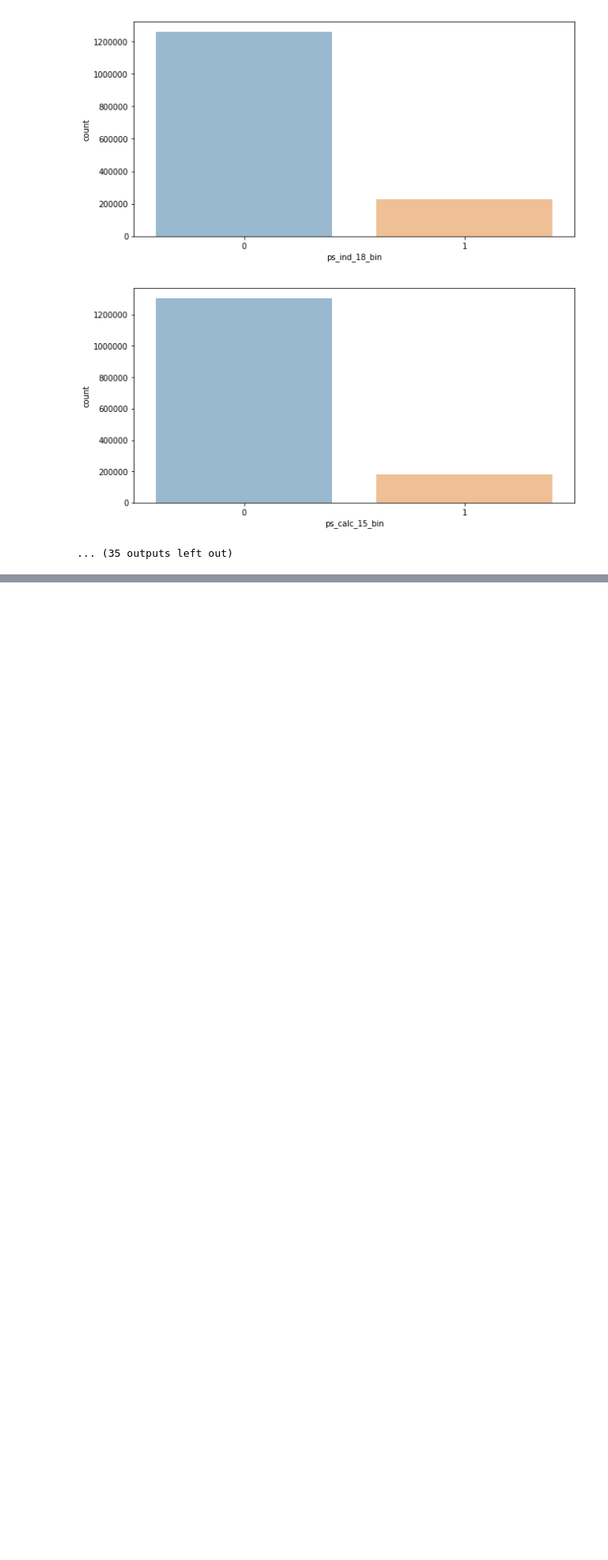
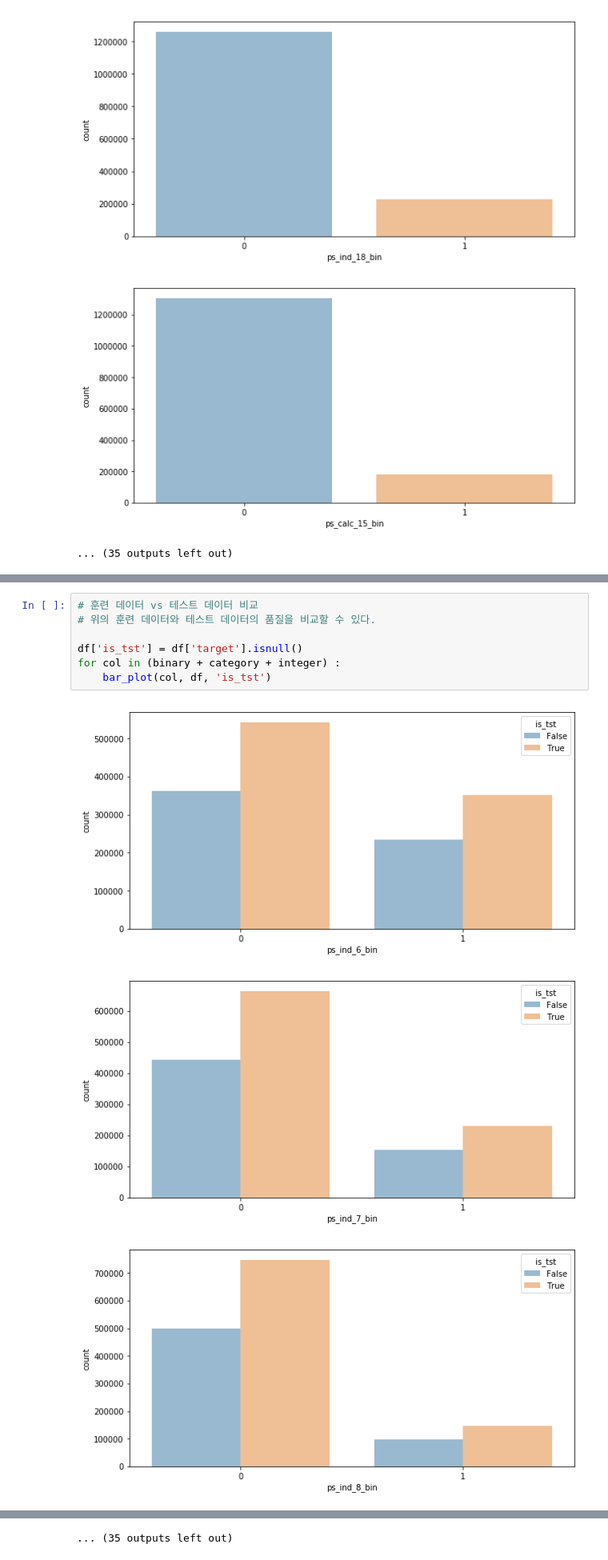
Before and after one commit to BerniceLee/ywpython, a Jupyter notebook: 0624_module3 practice.ipynb, the cells around one changed output, grey strips where cells are left out. Shown at 80% size. Cells and saved outputs as stored; diff of their text form; blank space fills up the shorter version.

```diff
--- a/0624_module3 practice.ipynb
+++ b/0624_module3 practice.ipynb
@@ -624,0 +675,11 @@ for col in binary + category + integer :
+# %%
+# 훈련 데이터 vs 테스트 데이터 비교
+# 위의 훈련 데이터와 테스트 데이터의 품질을 비교할 수 있다.
+
+df['is_tst'] = df['target'].isnull()
+for col in (binary + category + integer) :
+    bar_plot(col, df, 'is_tst')
+# %% [output]
+[figure, added]
+[figure, added]
+[figure, added]
@@ -624,0 +695 @@ for col in binary + category + integer :
+... (35 outputs left out)
```
Also changed, not shown: parts of 5 cells of this notebook.
